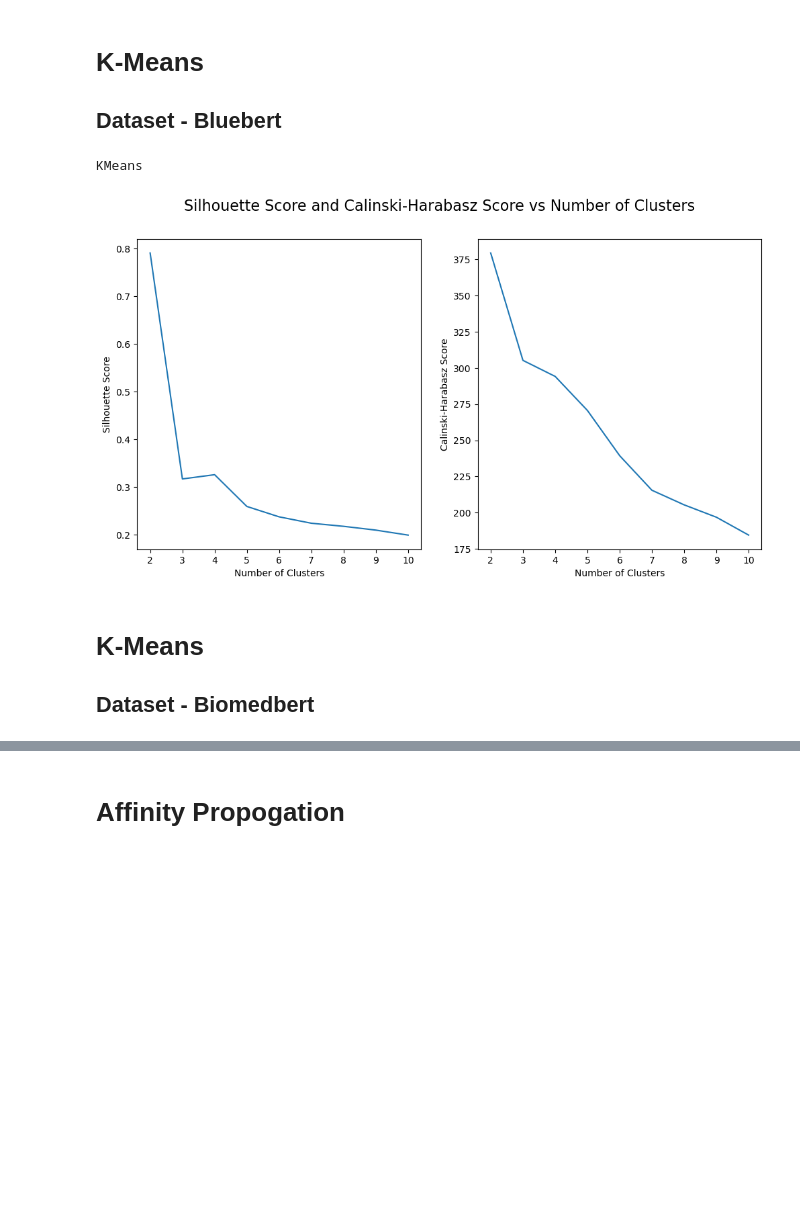
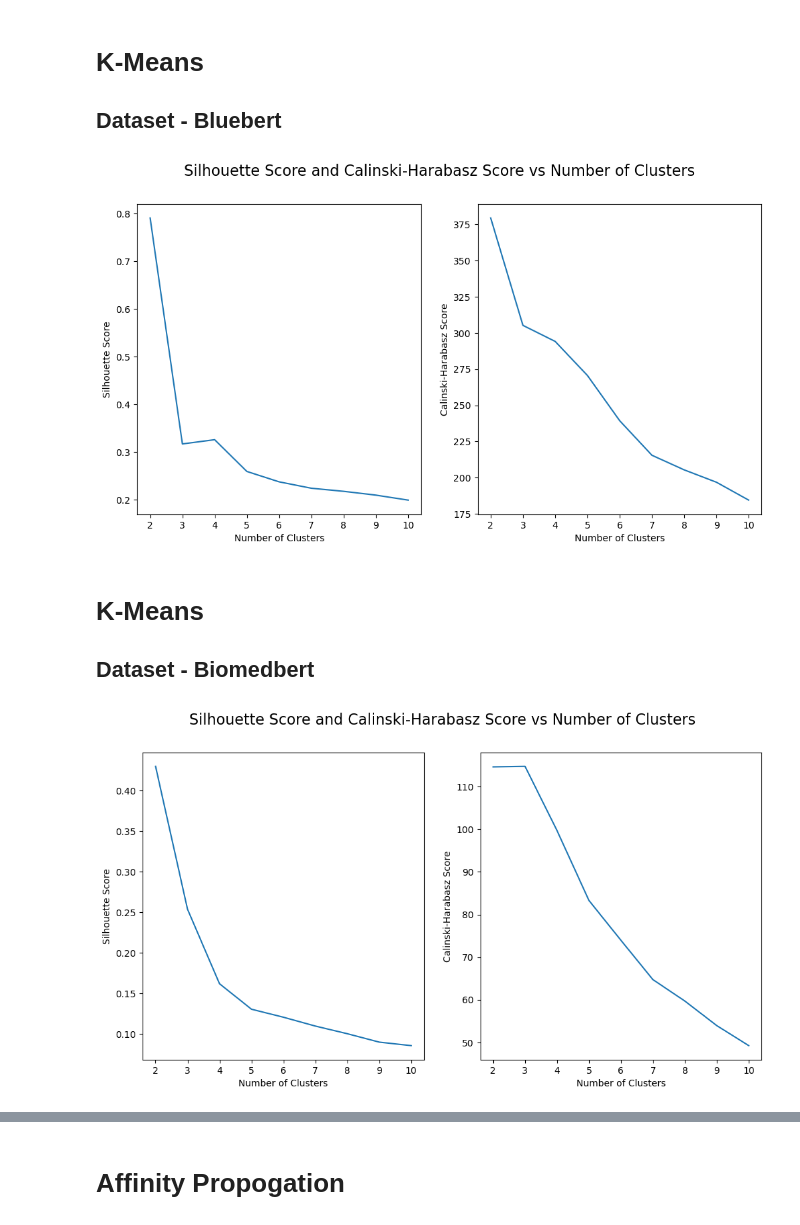
Before and after one commit to Bhanuteja917/ClusteringClinicalTrails, a Jupyter notebook: clustering.ipynb, the cells around one changed output, grey strips where cells are left out. Drawn from its saved outputs; the diff is of its cells as text; code cells hidden in the pictures; blank space fills up the shorter version.

Commit message:
Updated clustering

```diff
--- a/clustering.ipynb
+++ b/clustering.ipynb
@@ -429,9 +429,9 @@ print(crossval(cluster.KMeans, {'init': 'k-means++', 'n_init': 1, 'random_state'
 ([0.17421250076323092, 0.16062830857580937, 0.1625447099872444, 0.16240784757677076, 0.15030191589147565], [113.21232856660235, 80.19990736747305, 89.15631168862943, 114.12110502988087, 101.8841445258 ...
 # %%
 
-def train_model(algorithm=None, model_params=None, dataset=None, number_of_clusters_required=False, clusterers=None):
+def train_model(clustering_model=None, model_params=None, dataset=None, number_of_clusters_required=False, clusterers=None):
     X = dataset.drop(columns=['NCT ID'])
-    model_name, model = get_clusterer(clusterers=clusterers, identifier=algorithm)
+    model_name, model = get_clusterer(clusterers=clusterers, identifier=clustering_model)
 
     if number_of_clusters_required:
 
@@ -448,10 +448,6 @@ def train_model(algorithm=None, model_params=None, dataset=None, number_of_clust
             average_silhouette_scores.append(mean_silhouette_score)
             average_calinski_harabasz_scores.append(mean_calinski_harabasz_score)
 
-        print(f"{algorithm}")
-        # print(f"Silhouette Scores: {average_silhouette_scores}")
-        # print(f"Calinski-Harabasz Scores: {average_calinski_harabasz_scores}")
-
         # Plot the silhouette scores and Calinski-Harabasz scores in different subplot
         fig, (ax1, ax2) = plt.subplots(1, 2, figsize=(12, 6))
         fig.suptitle('Silhouette Score and Calinski-Harabasz Score vs Number of Clusters', fontsize=16)
@@ -463,10 +459,14 @@ def train_model(algorithm=None, model_params=None, dataset=None, number_of_clust
         ax2.set_ylabel('Calinski-Harabasz Score')
         plt.show()
 
+        return model(**model_params, n_clusters=number_of_clusters[np.argmax(average_silhouette_scores)]).fit(X)
+
     else:
         silhouette_scores, calinski_harabasz_scores = crossval(model, model_params, X)
         print(f"Silhouette Scores: {silhouette_scores}")
         print(f"Calinski-Harabasz Scores: {calinski_harabasz_scores}")
+
+        return model(**model_params).fit(X)
 # %% [markdown]
 # K-Means
 ## Dataset - Bluebert
@@ -474,17 +474,19 @@ def train_model(algorithm=None, model_params=None, dataset=None, number_of_clust
 model_params = {
     'init': 'k-means++',
     'n_init': 1,
+    'max_iter': 300,
+    'tol': 0.0001,
+    'verbose': 0,
     'random_state': 42,
     'copy_x': True,
-    'algorithm': 'elkan',
+    'algorithm': 'lloyd',
 }
-train_model(algorithm='KMeans', \
+kmeans = train_model(clustering_model='KMeans', \
             model_params=model_params, \
             dataset=feature_matrix_bluebert, \
             number_of_clusters_required=True, \
             clusterers=clusterers)
 # %% [output]
-KMeans
 [figure]
 # %% [markdown]
 # K-Means
@@ -492,13 +494,18 @@ KMeans
 # %%
 model_params = {
     'init': 'k-means++',
     'n_init': 1,
+    'max_iter': 300,
+    'tol': 0.0001,
+    'verbose': 0,
     'random_state': 42,
     'copy_x': True,
-    'algorithm': 'elkan',
+    'algorithm': 'lloyd',
 }
-train_model(algorithm='KMeans', \
+kmeans = train_model(clustering_model='KMeans', \
             model_params=model_params, \
-            dataset=feature_matrix_bluebert, \
+            dataset=feature_matrix_biomedbert, \
             number_of_clusters_required=True, \
             clusterers=clusterers)
+# %% [output]
+[figure, added]
```
Also changed, not shown: parts of 4 cells of this notebook.
